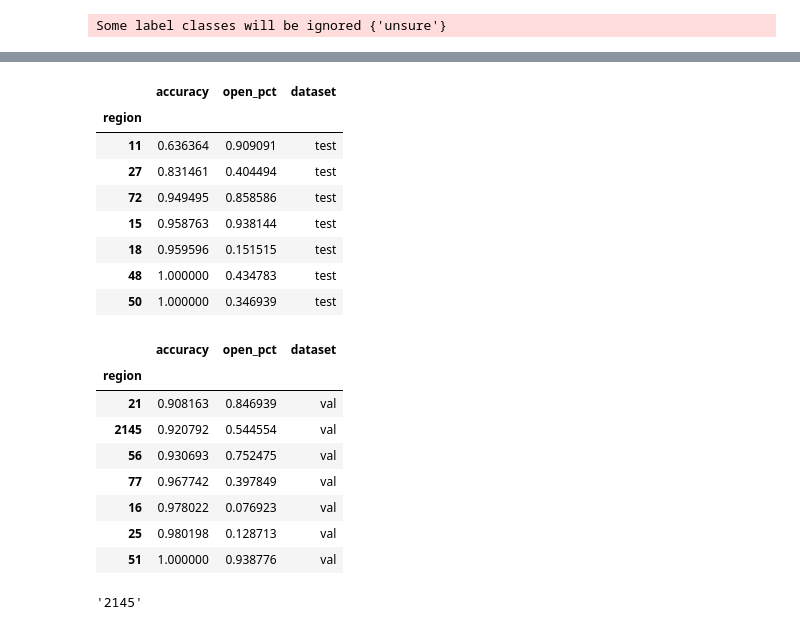
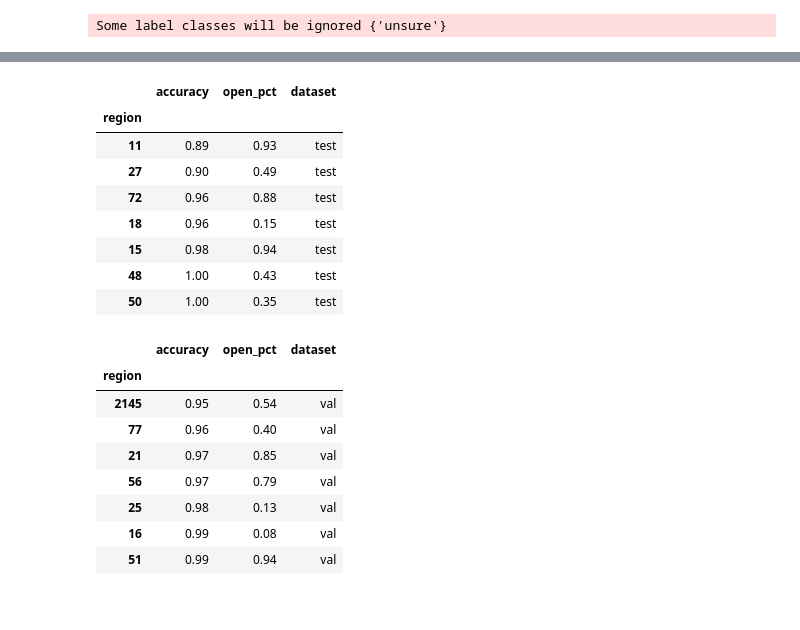
Before and after one commit to kyle-dorman/estuary, a Jupyter notebook: notebooks/predict.ipynb, the cells around one changed output, grey strips where cells are left out. Cells and saved outputs as stored; diff of their text form; code cells hidden in the pictures.

```diff
--- a/notebooks/predict.ipynb
+++ b/notebooks/predict.ipynb
@@ -28,7 +28,7 @@ from estuary.model.module import EstuaryModule
 from estuary.util import broad_band, false_color
 # %%
 module = EstuaryModule.load_from_checkpoint(
-    "/Users/kyledorman/data/results/estuary/train/20250927-165412/checkpoints/last.ckpt",
+    "/Users/kyledorman/data/results/estuary/train/20251008-151833/checkpoints/epoch=15-step=704.ckpt",
     accelerator="cpu",
     workers=0,
     persistent_workers=False,
@@ -226,7 +212,7 @@ array([  16,   21,   56,   51, 2145,   25,   77,   48,   15,   50,   72,
 # %%
 # Group by region and compute accuracy
 acc_by_region = results_df.groupby("region").correct.mean()
-open_pct = results_df.groupby("region").y_true.mean()
+open_pct = results_df.groupby("region").y_true.mean().astype(np.float32)
 dataset = results_df.groupby("region").dataset.first()
 
 # Combine into a DataFrame for display
@@ -241,7 +227,7 @@ acc_df = pd.DataFrame(
 # Show the result
 region_stats = acc_df.set_index("region").sort_values(by="accuracy")
 
-region_stats.head(5)
+region_stats.head(5).round(2)
 # %% [output]
 |  | accuracy | open_pct | dataset |
 | region |  |  |  |
@@ -351,28 +276,24 @@ plt.imshow(img)
 # %%
-region_stats[region_stats.dataset == "test"]
+region_stats[region_stats.dataset == "test"].round(2)
 # %% [output]
 |  | accuracy | open_pct | dataset |
 | region |  |  |  |
-| 11 | 0.636364 | 0.909091 | test |
-| 27 | 0.831461 | 0.404494 | test |
-| 72 | 0.949495 | 0.858586 | test |
-| 15 | 0.958763 | 0.938144 | test |
-| 18 | 0.959596 | 0.151515 | test |
-| 48 | 1.000000 | 0.434783 | test |
-| 50 | 1.000000 | 0.346939 | test |
+| 11 | 0.89 | 0.93 | test |
+| 27 | 0.90 | 0.49 | test |
+| 72 | 0.96 | 0.88 | test |
+| 18 | 0.96 | 0.15 | test |
+| 15 | 0.98 | 0.94 | test |
+| 48 | 1.00 | 0.43 | test |
+| 50 | 1.00 | 0.35 | test |
 # %%
-region_stats[region_stats.dataset == "val"]
+region_stats[region_stats.dataset == "val"].round(2)
 # %% [output]
 |  | accuracy | open_pct | dataset |
 | region |  |  |  |
-| 21 | 0.908163 | 0.846939 | val |
-| 2145 | 0.920792 | 0.544554 | val |
-| 56 | 0.930693 | 0.752475 | val |
-| 77 | 0.967742 | 0.397849 | val |
-| 16 | 0.978022 | 0.076923 | val |
-| 25 | 0.980198 | 0.128713 | val |
-| 51 | 1.000000 | 0.938776 | val |
+| 2145 | 0.95 | 0.54 | val |
+| 77 | 0.96 | 0.40 | val |
+| 21 | 0.97 | 0.85 | val |
+| 56 | 0.97 | 0.79 | val |
+| 25 | 0.98 | 0.13 | val |
+| 16 | 0.99 | 0.08 | val |
+| 51 | 0.99 | 0.94 | val |
-# %%
-Path(batch["source_tif"][0]).parents[1].name
-# %% [output]
-'2145'
```
Also changed, not shown: parts of 41 cells of this notebook, 27 other files.
